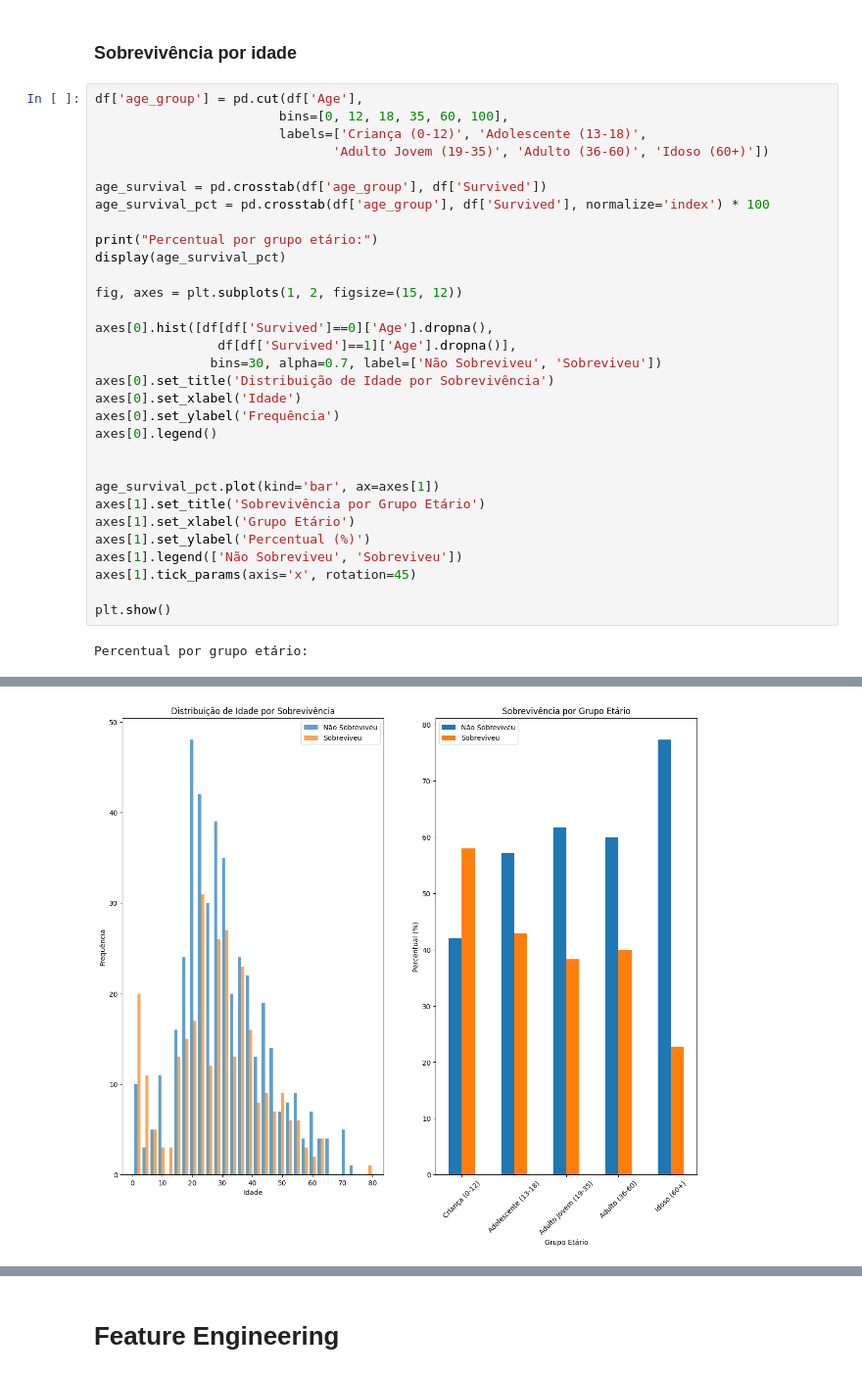
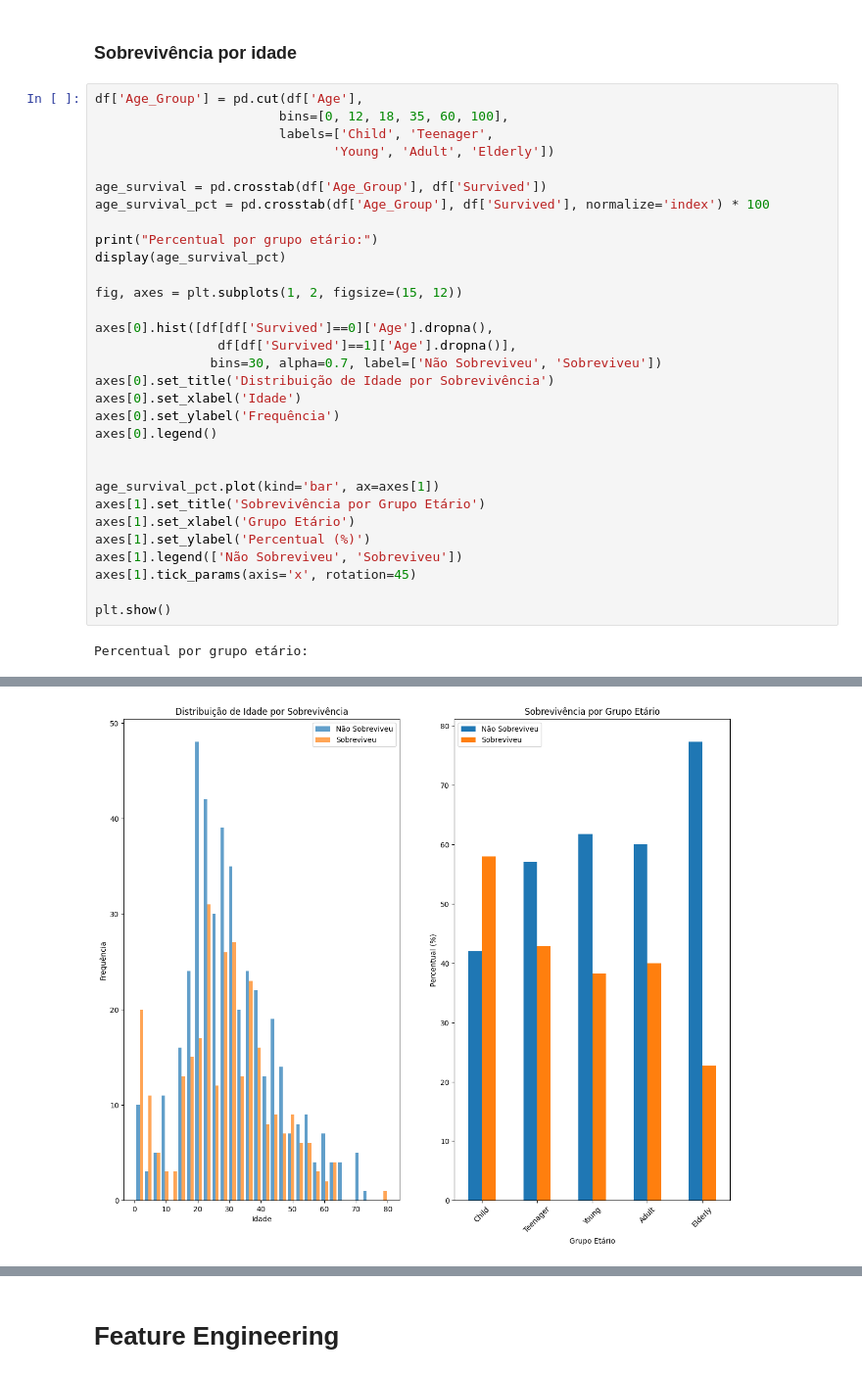
Before and after one commit to Marcus-vinicius-pcs/titanic-model-deploy, a Jupyter notebook: notebooks/titanic.ipynb, the cells around one changed output, grey strips where cells are left out. Shown at 98% size. Drawn from its saved outputs; the diff is of its cells as text.

```diff
--- a/notebooks/titanic.ipynb
+++ b/notebooks/titanic.ipynb
@@ -268,13 +264,13 @@ Percentual:
 # %% [markdown]
 ### Sobrevivência por idade
 # %%
-df['age_group'] = pd.cut(df['Age'],
+df['Age_Group'] = pd.cut(df['Age'],
                         bins=[0, 12, 18, 35, 60, 100],
-                        labels=['Criança (0-12)', 'Adolescente (13-18)',
-                               'Adulto Jovem (19-35)', 'Adulto (36-60)', 'Idoso (60+)'])
+                        labels=['Child', 'Teenager',
+                               'Young', 'Adult', 'Elderly'])
 
-age_survival = pd.crosstab(df['age_group'], df['Survived'])
-age_survival_pct = pd.crosstab(df['age_group'], df['Survived'], normalize='index') * 100
+age_survival = pd.crosstab(df['Age_Group'], df['Survived'])
+age_survival_pct = pd.crosstab(df['Age_Group'], df['Survived'], normalize='index') * 100
 
 print("Percentual por grupo etário:")
 display(age_survival_pct)
@@ -310,2 +306,2 @@ Percentual por grupo etário:
-[figure, old version]
+[figure, new version]
 # %% [markdown]
```
Also changed, not shown: parts of 41 cells of this notebook, 1 other file.
